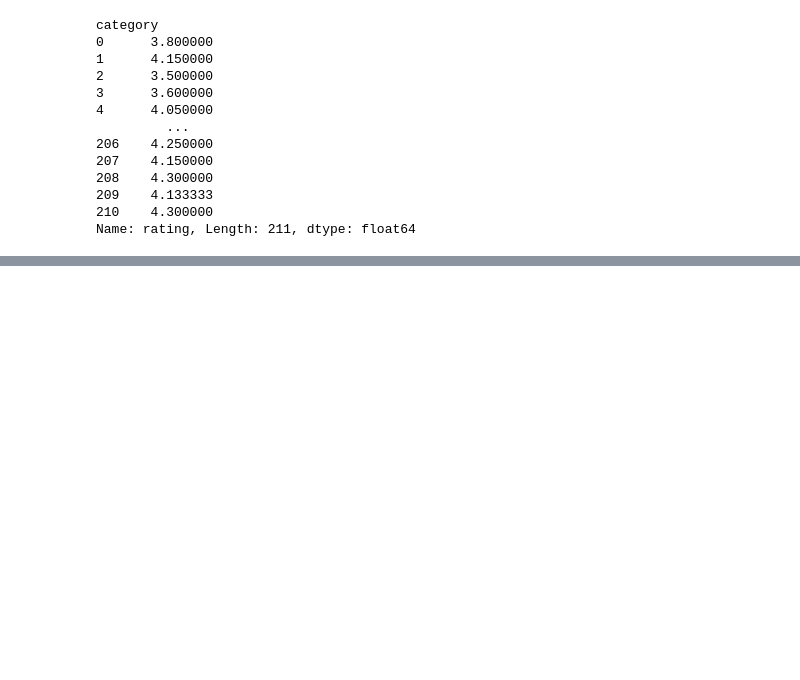
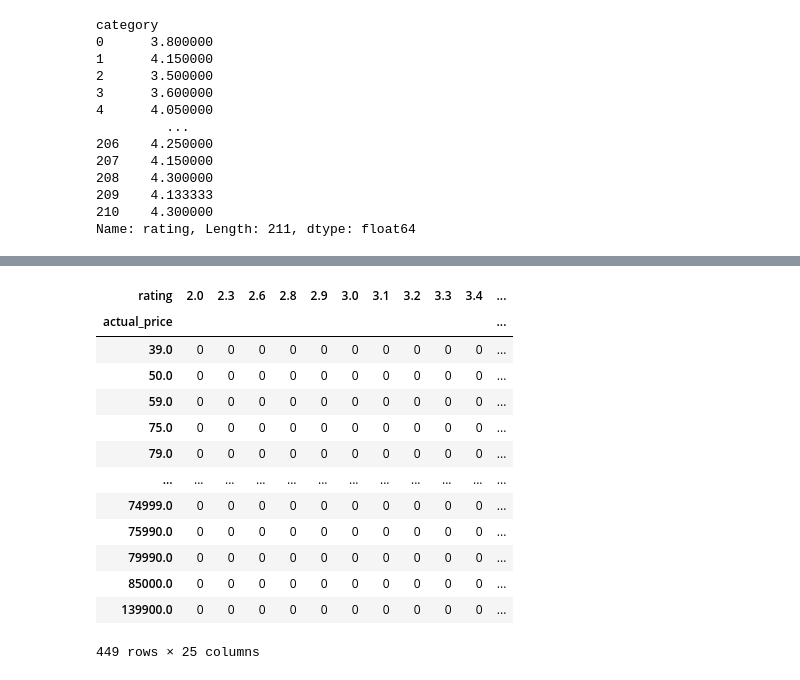
Before and after one commit to ShaikMehraj/Data_preprocess, a Jupyter notebook: EDA_Amazon.ipynb, the cells around one changed output, grey strips where cells are left out. Drawn from its saved outputs; the diff is of its cells as text; code cells hidden in the pictures; blank space fills up the shorter version.

Commit message:
Statistical Tests

```diff
--- a/EDA_Amazon.ipynb
+++ b/EDA_Amazon.ipynb
@@ -419,0 +508,21 @@ Name: rating, Length: 211, dtype: float64
+# %%
+# Chi-square test
+
+# Create a contigency table
+contigency_table = pd.crosstab(df['actual_price'], df['rating'])
+contigency_table
+# %% [output]
+| rating | 2.0 | 2.3 | 2.6 | 2.8 | 2.9 | 3.0 | 3.1 | 3.2 | 3.3 | 3.4 | ... |
+| actual_price |  |  |  |  |  |  |  |  |  |  | ... |
+| 39.0 | 0 | 0 | 0 | 0 | 0 | 0 | 0 | 0 | 0 | 0 | ... |
+| 50.0 | 0 | 0 | 0 | 0 | 0 | 0 | 0 | 0 | 0 | 0 | ... |
+| 59.0 | 0 | 0 | 0 | 0 | 0 | 0 | 0 | 0 | 0 | 0 | ... |
+| 75.0 | 0 | 0 | 0 | 0 | 0 | 0 | 0 | 0 | 0 | 0 | ... |
+| 79.0 | 0 | 0 | 0 | 0 | 0 | 0 | 0 | 0 | 0 | 0 | ... |
+| ... | ... | ... | ... | ... | ... | ... | ... | ... | ... | ... | ... |
+| 74999.0 | 0 | 0 | 0 | 0 | 0 | 0 | 0 | 0 | 0 | 0 | ... |
+| 75990.0 | 0 | 0 | 0 | 0 | 0 | 0 | 0 | 0 | 0 | 0 | ... |
+| 79990.0 | 0 | 0 | 0 | 0 | 0 | 0 | 0 | 0 | 0 | 0 | ... |
+| 85000.0 | 0 | 0 | 0 | 0 | 0 | 0 | 0 | 0 | 0 | 0 | ... |
+| 139900.0 | 0 | 0 | 0 | 0 | 0 | 0 | 0 | 0 | 0 | 0 | ... |
+449 rows × 25 columns
```
Also changed, not shown: parts of 7 cells of this notebook.
